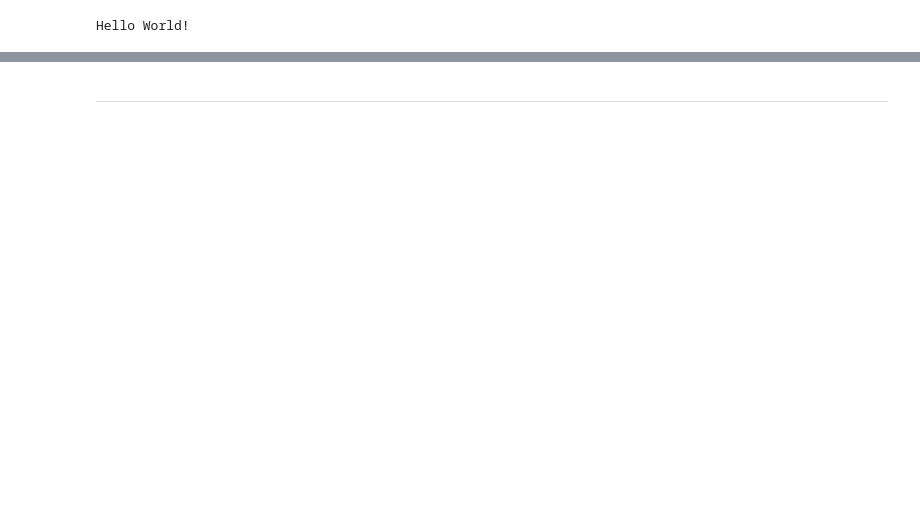
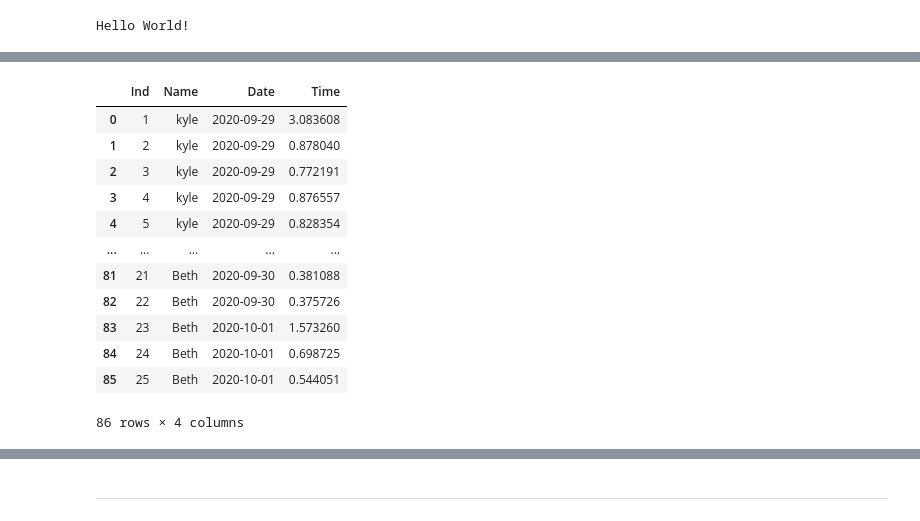
Before and after one commit to matthewconnell/time_study, a Jupyter notebook: time_study.ipynb, the cells around one changed output, grey strips where cells are left out. Drawn from its saved outputs; the diff is of its cells as text; code cells hidden in the pictures; blank space fills up the shorter version.

```diff
--- a/time_study.ipynb
+++ b/time_study.ipynb
@@ -85,0 +96,17 @@ alt.Chart(df).mark_line().encode(
+# %%
+df = pd.read_csv('../../../Downloads/time_study.csv',index_col='Unnamed: 0')
+df
+# %% [output]
+|  | Ind | Name | Date | Time |
+| 0 | 1 | kyle | 2020-09-29 | 3.083608 |
+| 1 | 2 | kyle | 2020-09-29 | 0.878040 |
+| 2 | 3 | kyle | 2020-09-29 | 0.772191 |
+| 3 | 4 | kyle | 2020-09-29 | 0.876557 |
+| 4 | 5 | kyle | 2020-09-29 | 0.828354 |
+| ... | ... | ... | ... | ... |
+| 81 | 21 | Beth | 2020-09-30 | 0.381088 |
+| 82 | 22 | Beth | 2020-09-30 | 0.375726 |
+| 83 | 23 | Beth | 2020-10-01 | 1.573260 |
+| 84 | 24 | Beth | 2020-10-01 | 0.698725 |
+| 85 | 25 | Beth | 2020-10-01 | 0.544051 |
+86 rows × 4 columns
```
Also changed, not shown: parts of 6 cells of this notebook, 3 other files.
